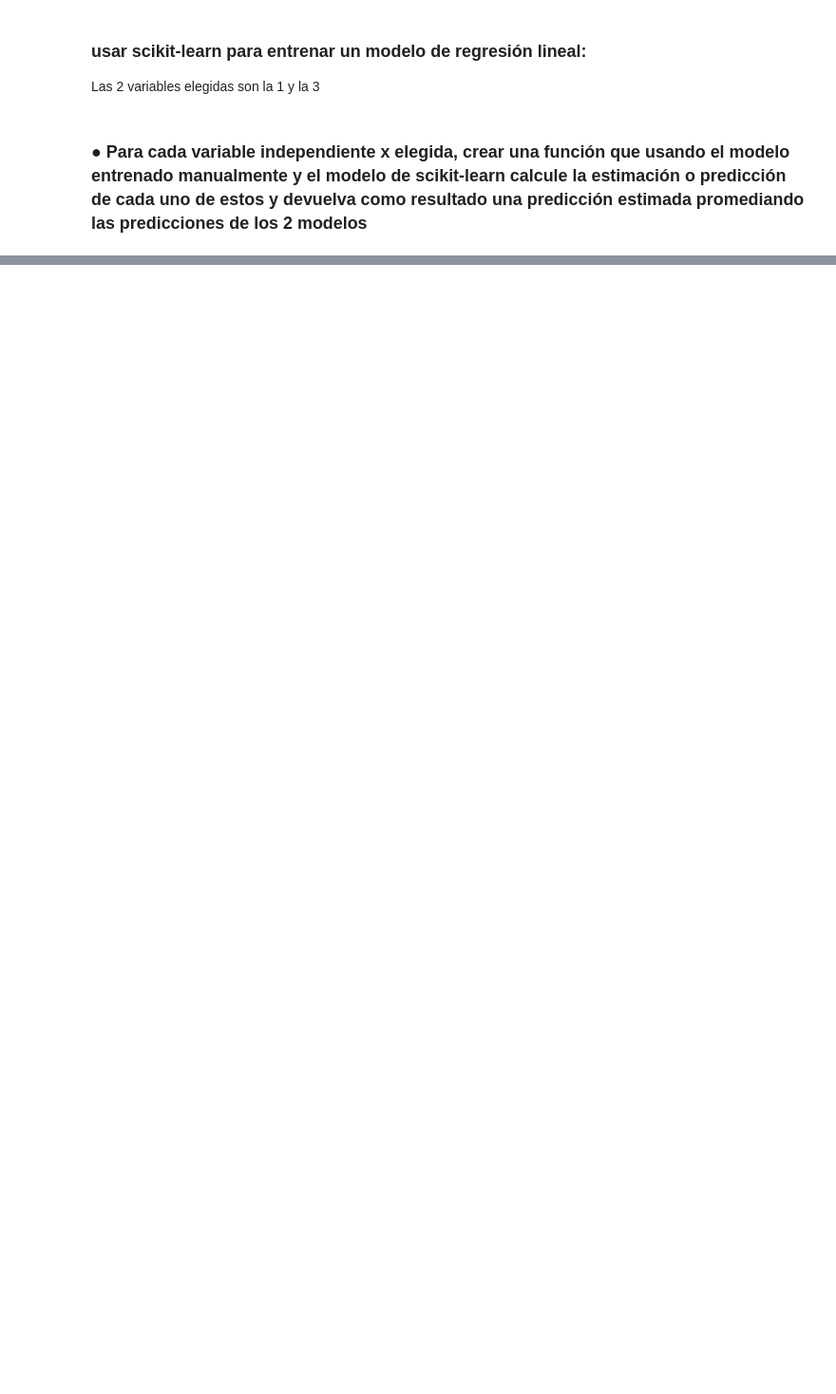
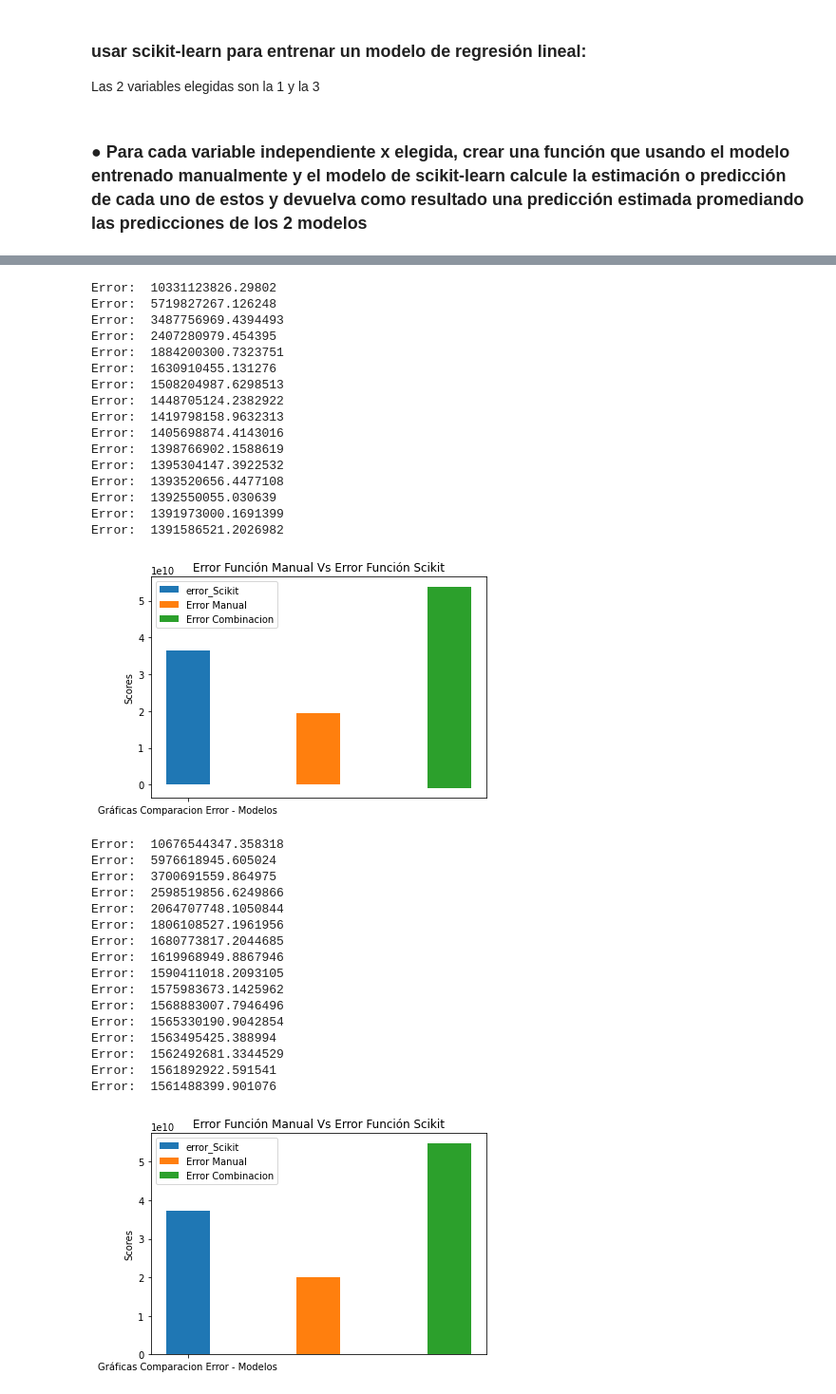
Before and after one commit to EmilioGGG/galileo, a Jupyter notebook: Proyecto_Final_CDP.ipynb, the cells around one changed output, grey strips where cells are left out. Shown: that part at 95% size. Saved outputs shown, nothing was run; the diff lists cells and outputs as text; code cells hidden in the pictures; blank space fills up the shorter version.

```diff
--- a/Proyecto_Final_CDP.ipynb
+++ b/Proyecto_Final_CDP.ipynb
@@ -287,7 +305,7 @@ def func_scikit(data_entrena,var_rec):
 
     #plt.scatter(data_entrena[:,var_rec], data_entrena[:,0],  color='black')
     #plt.plot(data_entrena[:,var_rec], pred_y, color='yellow', linewidth=3)
-    error_sci = mean_squared_error(data_entrena[:,0], pred_y)
+    error_sci = mean_squared_error(data_entrena[:,var_rec], pred_y)
     #plt.title('Variable No.  ' + str(var_rec))
     #plt.xticks(())
     #plt.yticks(())
@@ -310,21 +328,23 @@ def manual_vs_scikit(data_entrena):
     #500 porque creo que es el valor optimo que tengo
 
     f_m = calculo_yhat(modelo[(len(modelo)-1),2:4],data_entrena[:,var_rec]) #Vector X
+    #print("fm", f_m, "f_c", f_c)
     prom_pred = (f_m*f_c)/2
-    #print(prom_pred.shape)
-    #print("f_m", f_m.shape, "f_C", f_c.shape)
+   # print(prom_pred.shape)
+   # print("f_m", f_m.shape, "f_C", f_c.shape)
 
 
 
-    labels = ['G1','G2']
+    labels = ['Gráficas Comparacion Error - Modelos']
     x = np.arange(len(labels))  # the label locations
-    width = 0.35  # the width of the bars
+    width = 0.40  # the width of the bars
 
     #print("shape", error_val.shape, "error FM" , error_val[(len(error_val)-1),1:2])
-
+    #r1 = np.arange(len(error_val))
     fig, ax = plt.subplots()
-    rects1 = ax.bar(x - width/2, error_sc, width, label='error_Scikit')
-    rects2 = ax.bar(x + width/2, error_val[1,1:2], width, label='Error Manual')
+    rects1 = ax.bar(x, error_sc, width, label='error_Scikit')
+    rects2 = ax.bar(x + width*3, error_val[1,1:2], width, label='Error Manual')
+    rects3 = ax.bar(x + width*6, prom_pred, width, label='Error Combinacion')
 
     # Add some text for labels, title and custom x-axis tick labels, etc.
     ax.set_ylabel('Scores')
@@ -403,0 +367,41 @@ Error:  1561488399.901076
+# %%
+#Se asignan a variables para que no impriman el vector devuelto
+a= manual_vs_scikit(data_entrenamiento)
+
+
+b =manual_vs_scikit(data_validacion)
+# %% [output]
+Error:  10331123826.29802
+Error:  5719827267.126248
+Error:  3487756969.4394493
+Error:  2407280979.454395
+Error:  1884200300.7323751
+Error:  1630910455.131276
+Error:  1508204987.6298513
+Error:  1448705124.2382922
+Error:  1419798158.9632313
+Error:  1405698874.4143016
+Error:  1398766902.1588619
+Error:  1395304147.3922532
+Error:  1393520656.4477108
+Error:  1392550055.030639
+Error:  1391973000.1691399
+Error:  1391586521.2026982
+[figure, added]
+Error:  10676544347.358318
+Error:  5976618945.605024
+Error:  3700691559.864975
+Error:  2598519856.6249866
+Error:  2064707748.1050844
+Error:  1806108527.1961956
+Error:  1680773817.2044685
+Error:  1619968949.8867946
+Error:  1590411018.2093105
+Error:  1575983673.1425962
+Error:  1568883007.7946496
+Error:  1565330190.9042854
+Error:  1563495425.388994
+Error:  1562492681.3344529
+Error:  1561892922.591541
+Error:  1561488399.901076
+[figure, added]
```
Also changed, not shown: parts of 2 cells of this notebook.
